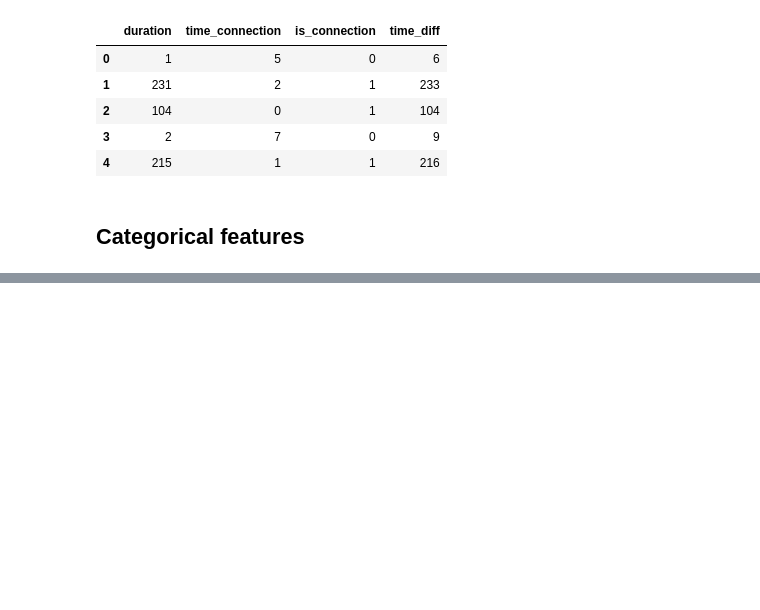
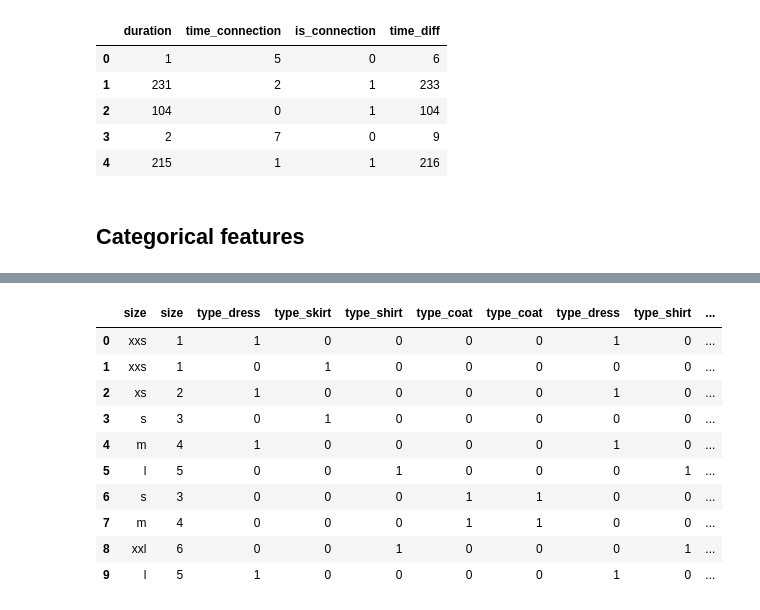
Before and after one commit to thetitorenko/ds_stuff, a Jupyter notebook: eda/eda.ipynb, the cells around one changed output, grey strips where cells are left out. Cells and saved outputs as stored; diff of their text form; code cells hidden in the pictures; blank space fills up the shorter version.

```diff
--- a/eda/eda.ipynb
+++ b/eda/eda.ipynb
@@ -268,3 +268,14 @@ calls.head()
 | 4 | 215 | 1 | 1 | 216 |
 # %% [markdown]
 ## Categorical features
+# %%
+import pandas as pd
+
+clothing_list = [
+    ['xxs', 'dress'], ['xxs', 'skirt'], ['xs', 'dress'],
+    ['s', 'skirt'], ['m', 'dress'], ['l', 'shirt'],
+    ['s', 'coat'], ['m', 'coat'], ['xxl', 'shirt'],
+    ['l', 'dress']
+    ]
+clothing = pd.DataFrame(clothing_list, columns = ['size',  'type'])
+clothing
@@ -270,0 +294,8 @@ calls.head()
+# %%
+# Ordinal encoding
+import category_encoders as ce
+
+ord_encoder = ce.OrdinalEncoder()
+data_bin = ord_encoder.fit_transform(clothing['size'])
+clothing = pd.concat([clothing, data_bin], axis=1)
+clothing
@@ -270,0 +314,6 @@ calls.head()
+# %%
+# One-hot encoding
+onehot_encoder = ce.OneHotEncoder(cols='type', use_cat_names=True)
+clothing_encoded = onehot_encoder.fit_transform(clothing['type'])
+clothing = pd.concat([clothing, clothing_encoded], axis=1)
+clothing
@@ -270,0 +332,15 @@ calls.head()
+# %%
+clothing_dummies = pd.get_dummies(clothing, columns=['type'], )
+clothing_dummies
+# %% [output]
+|  | size | size | type_dress | type_skirt | type_shirt | type_coat | type_coat | type_dress | type_shirt | ... |
+| 0 | xxs | 1 | 1 | 0 | 0 | 0 | 0 | 1 | 0 | ... |
+| 1 | xxs | 1 | 0 | 1 | 0 | 0 | 0 | 0 | 0 | ... |
+| 2 | xs | 2 | 1 | 0 | 0 | 0 | 0 | 1 | 0 | ... |
+| 3 | s | 3 | 0 | 1 | 0 | 0 | 0 | 0 | 0 | ... |
+| 4 | m | 4 | 1 | 0 | 0 | 0 | 0 | 1 | 0 | ... |
+| 5 | l | 5 | 0 | 0 | 1 | 0 | 0 | 0 | 1 | ... |
+| 6 | s | 3 | 0 | 0 | 0 | 1 | 1 | 0 | 0 | ... |
+| 7 | m | 4 | 0 | 0 | 0 | 1 | 1 | 0 | 0 | ... |
+| 8 | xxl | 6 | 0 | 0 | 1 | 0 | 0 | 0 | 1 | ... |
+| 9 | l | 5 | 1 | 0 | 0 | 0 | 0 | 1 | 0 | ... |
```
Also changed, not shown: parts of 4 cells of this notebook, 1 other file.
